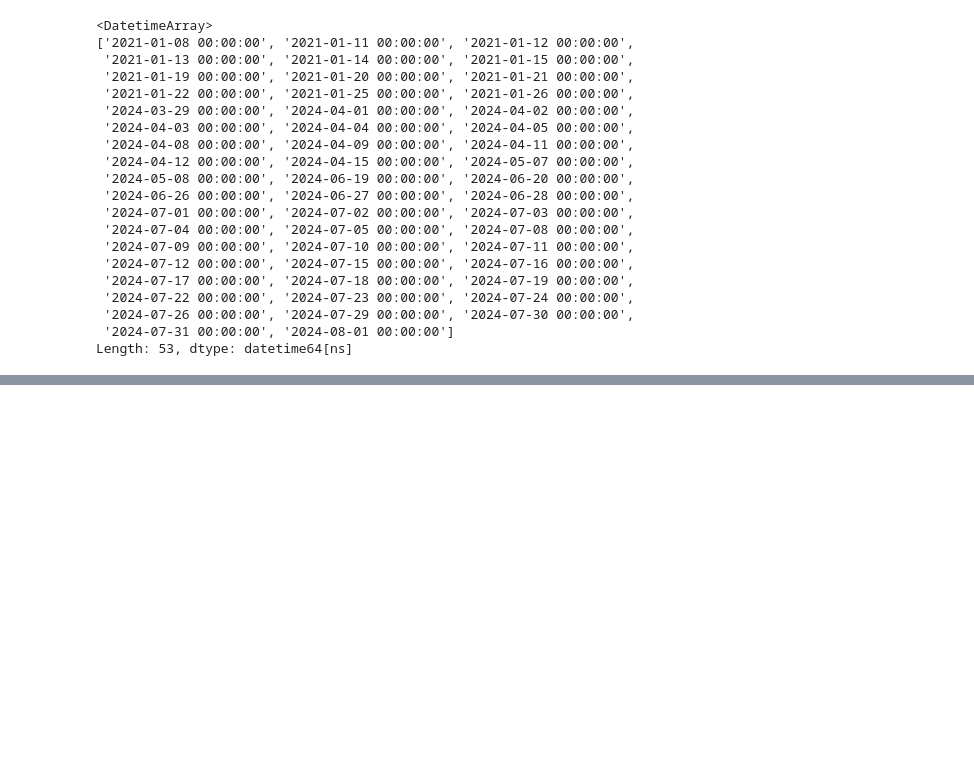
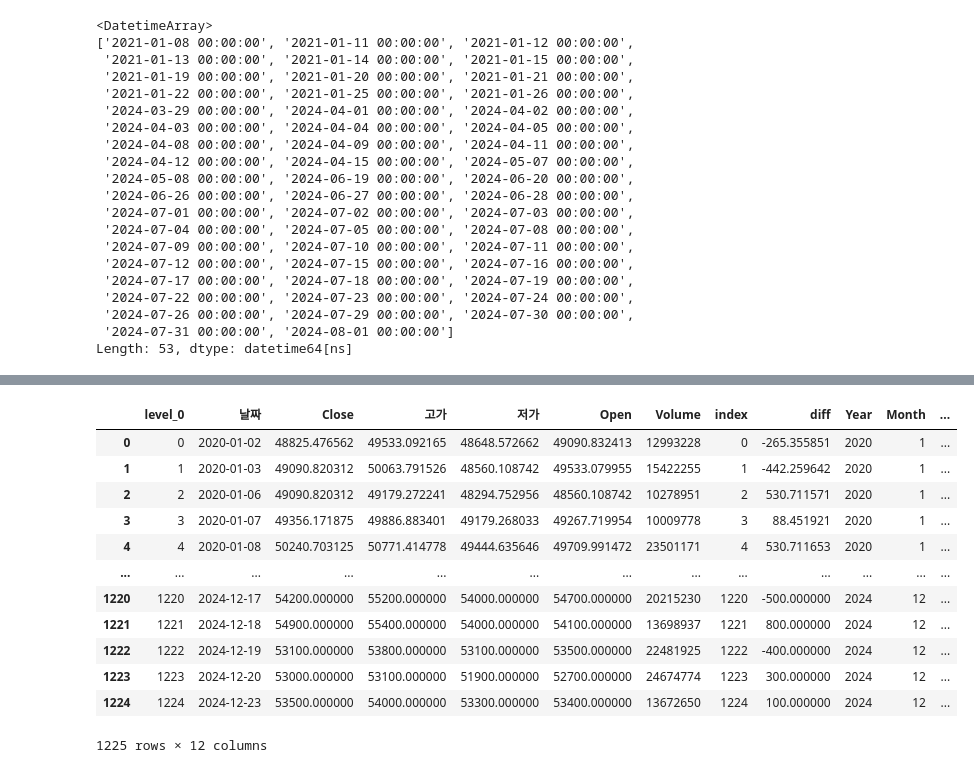
Before and after one commit to ZeroJoon2/MachineLearning, a Jupyter notebook: 4. pandas_prac.ipynb, the cells around one changed output, grey strips where cells are left out. Saved outputs shown, nothing was run; the diff lists cells and outputs as text; code cells hidden in the pictures; blank space fills up the shorter version.

```diff
--- a/4. pandas_prac.ipynb
+++ b/4. pandas_prac.ipynb
@@ -174,0 +237,8 @@ Length: 53, dtype: datetime64[ns]
+# %%
+# 인덱스 컬럼을 0부터 순차적으로 증가하는 정수
+# sol1) 인덱스값을 신규 컬럼으로 작성
+df.reset_index(inplace = True)
+
+# sol2) 새로운 필드를 만들어 index 할당
+df['index'] = df.index
+df
@@ -174,0 +259,9 @@ Length: 53, dtype: datetime64[ns]
+# %%
+# date > 날짜, High > 고가 Low > 저가
+df.rename(columns = {'Date' : '날짜'
+                     , 'High' : '고가'
+                     , 'Low' : '저가'}
+        , inplace= True)
+
+
+df
@@ -174,0 +299,4 @@ Length: 53, dtype: datetime64[ns]
+# %%
+# 종가 시가의 차이 계산 컬럼
+df['diff'] = df['Close'] - df['Open']
+df
@@ -174,0 +317,21 @@ Length: 53, dtype: datetime64[ns]
+# %%
+# Date 필드에 저장된 값을 파싱하여, Year, Month, Day 필드에 저장
+df['Year'] = [i.year for i in df['날짜']]
+df['Month'] = [i.month for i in df['날짜']]
+df['Day'] = [i.day for i in df['날짜']]
+
+df
+# %% [output]
+|  | level_0 | 날짜 | Close | 고가 | 저가 | Open | Volume | index | diff | Year | Month | ... |
+| 0 | 0 | 2020-01-02 | 48825.476562 | 49533.092165 | 48648.572662 | 49090.832413 | 12993228 | 0 | -265.355851 | 2020 | 1 | ... |
+| 1 | 1 | 2020-01-03 | 49090.820312 | 50063.791526 | 48560.108742 | 49533.079955 | 15422255 | 1 | -442.259642 | 2020 | 1 | ... |
+| 2 | 2 | 2020-01-06 | 49090.820312 | 49179.272241 | 48294.752956 | 48560.108742 | 10278951 | 2 | 530.711571 | 2020 | 1 | ... |
+| 3 | 3 | 2020-01-07 | 49356.171875 | 49886.883401 | 49179.268033 | 49267.719954 | 10009778 | 3 | 88.451921 | 2020 | 1 | ... |
+| 4 | 4 | 2020-01-08 | 50240.703125 | 50771.414778 | 49444.635646 | 49709.991472 | 23501171 | 4 | 530.711653 | 2020 | 1 | ... |
+| ... | ... | ... | ... | ... | ... | ... | ... | ... | ... | ... | ... | ... |
+| 1220 | 1220 | 2024-12-17 | 54200.000000 | 55200.000000 | 54000.000000 | 54700.000000 | 20215230 | 1220 | -500.000000 | 2024 | 12 | ... |
+| 1221 | 1221 | 2024-12-18 | 54900.000000 | 55400.000000 | 54000.000000 | 54100.000000 | 13698937 | 1221 | 800.000000 | 2024 | 12 | ... |
+| 1222 | 1222 | 2024-12-19 | 53100.000000 | 53800.000000 | 53100.000000 | 53500.000000 | 22481925 | 1222 | -400.000000 | 2024 | 12 | ... |
+| 1223 | 1223 | 2024-12-20 | 53000.000000 | 53100.000000 | 51900.000000 | 52700.000000 | 24674774 | 1223 | 300.000000 | 2024 | 12 | ... |
+| 1224 | 1224 | 2024-12-23 | 53500.000000 | 54000.000000 | 53300.000000 | 53400.000000 | 13672650 | 1224 | 100.000000 | 2024 | 12 | ... |
+1225 rows × 12 columns
```
Also changed, not shown: parts of 17 cells of this notebook, 2 other files.
